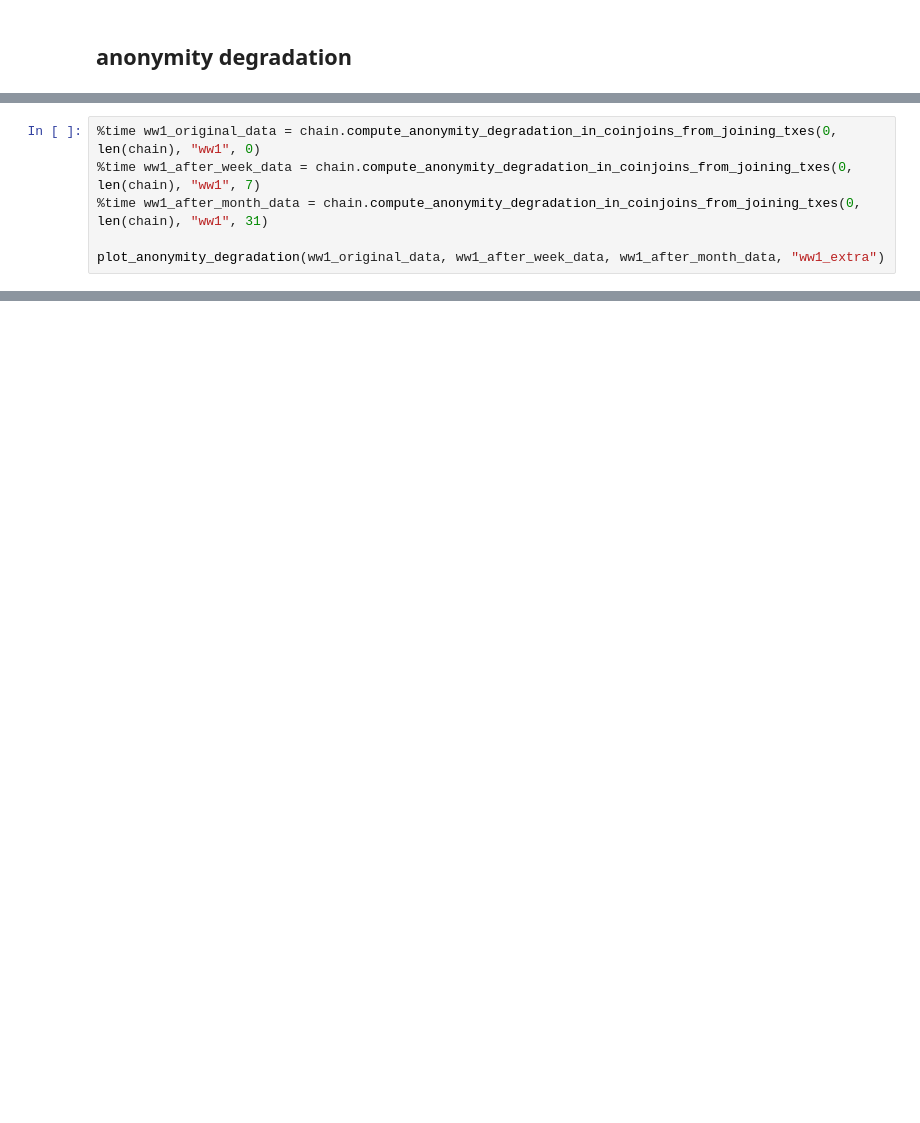
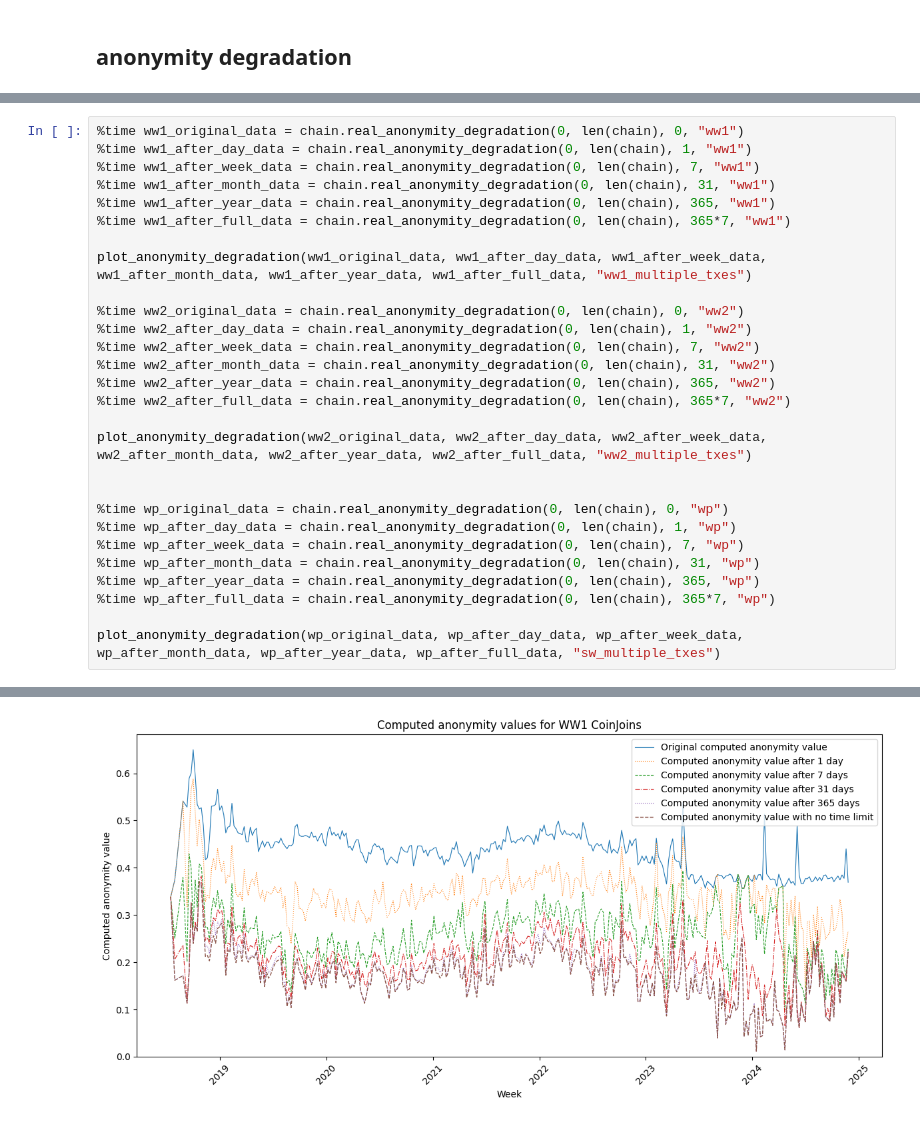
Before and after one commit to mmstanone/blocksci, a Jupyter notebook: Notebooks/thesis.ipynb, the cells around one changed output, grey strips where cells are left out. Cells and saved outputs as stored; diff of their text form; blank space fills up the shorter version.

```diff
--- a/Notebooks/thesis.ipynb
+++ b/Notebooks/thesis.ipynb
@@ -462,6 +409,29 @@ Wall time: 7.11 s
 # %%
-%time ww1_original_data = chain.compute_anonymity_degradation_in_coinjoins_from_joining_txes(0, len(chain), "ww1", 0)
-%time ww1_after_week_data = chain.compute_anonymity_degradation_in_coinjoins_from_joining_txes(0, len(chain), "ww1", 7)
-%time ww1_after_month_data = chain.compute_anonymity_degradation_in_coinjoins_from_joining_txes(0, len(chain), "ww1", 31)
+%time ww1_original_data = chain.real_anonymity_degradation(0, len(chain), 0, "ww1")
+%time ww1_after_day_data = chain.real_anonymity_degradation(0, len(chain), 1, "ww1")
+%time ww1_after_week_data = chain.real_anonymity_degradation(0, len(chain), 7, "ww1")
+%time ww1_after_month_data = chain.real_anonymity_degradation(0, len(chain), 31, "ww1")
+%time ww1_after_year_data = chain.real_anonymity_degradation(0, len(chain), 365, "ww1")
+%time ww1_after_full_data = chain.real_anonymity_degradation(0, len(chain), 365*7, "ww1")
 
-plot_anonymity_degradation(ww1_original_data, ww1_after_week_data, ww1_after_month_data, "ww1_extra")
+plot_anonymity_degradation(ww1_original_data, ww1_after_day_data, ww1_after_week_data, ww1_after_month_data, ww1_after_year_data, ww1_after_full_data, "ww1_multiple_txes")
+
+%time ww2_original_data = chain.real_anonymity_degradation(0, len(chain), 0, "ww2")
+%time ww2_after_day_data = chain.real_anonymity_degradation(0, len(chain), 1, "ww2")
+%time ww2_after_week_data = chain.real_anonymity_degradation(0, len(chain), 7, "ww2")
+%time ww2_after_month_data = chain.real_anonymity_degradation(0, len(chain), 31, "ww2")
+%time ww2_after_year_data = chain.real_anonymity_degradation(0, len(chain), 365, "ww2")
+%time ww2_after_full_data = chain.real_anonymity_degradation(0, len(chain), 365*7, "ww2")
+
+plot_anonymity_degradation(ww2_original_data, ww2_after_day_data, ww2_after_week_data, ww2_after_month_data, ww2_after_year_data, ww2_after_full_data, "ww2_multiple_txes")
+
+
+%time wp_original_data = chain.real_anonymity_degradation(0, len(chain), 0, "wp")
+%time wp_after_day_data = chain.real_anonymity_degradation(0, len(chain), 1, "wp")
+%time wp_after_week_data = chain.real_anonymity_degradation(0, len(chain), 7, "wp")
+%time wp_after_month_data = chain.real_anonymity_degradation(0, len(chain), 31, "wp")
+%time wp_after_year_data = chain.real_anonymity_degradation(0, len(chain), 365, "wp")
+%time wp_after_full_data = chain.real_anonymity_degradation(0, len(chain), 365*7, "wp")
+
+plot_anonymity_degradation(wp_original_data, wp_after_day_data, wp_after_week_data, wp_after_month_data, wp_after_year_data, wp_after_full_data, "sw_multiple_txes")
+# %% [output]
@@ -467,0 +450 @@ plot_anonymity_degradation(ww1_original_data, ww1_after_week_data, ww1_after_mon
+[figure, added]
```
Also changed, not shown: parts of 8 cells of this notebook, 1 other file.
